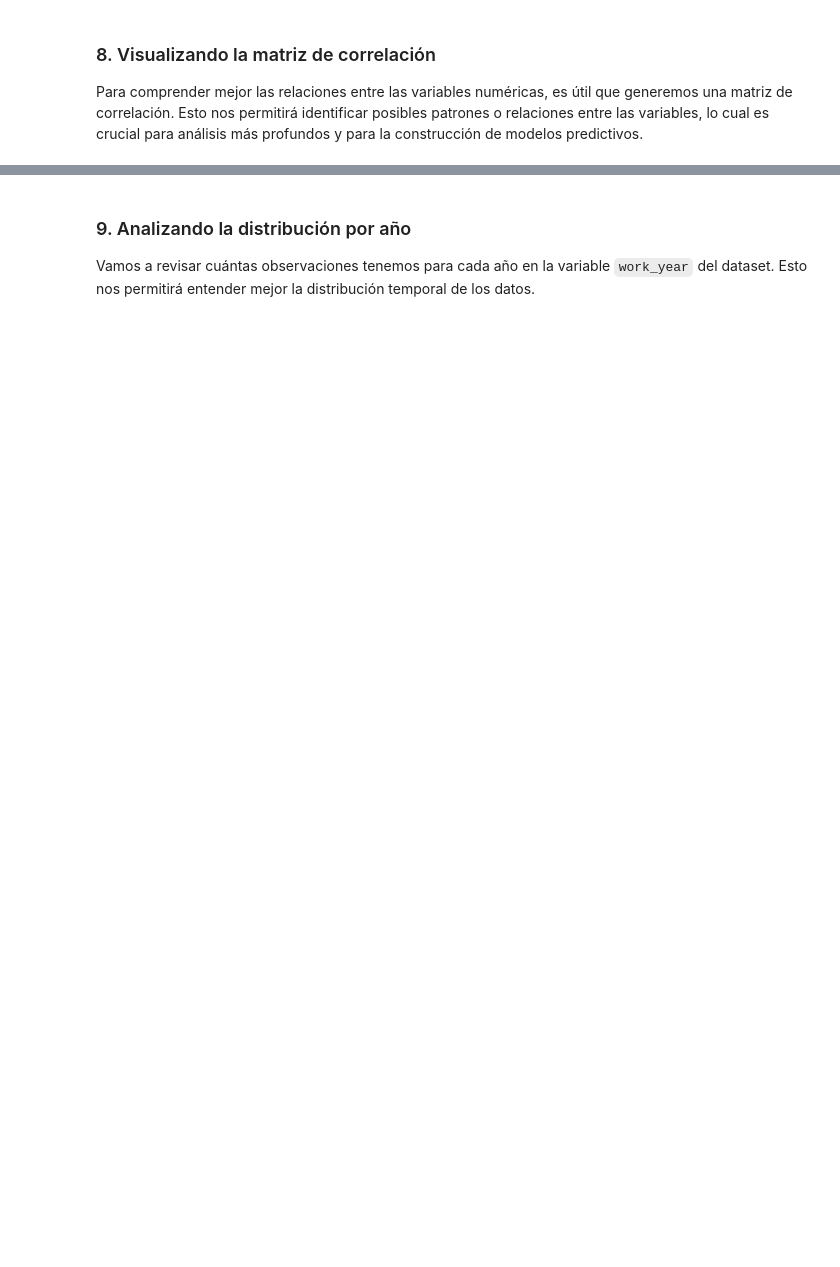
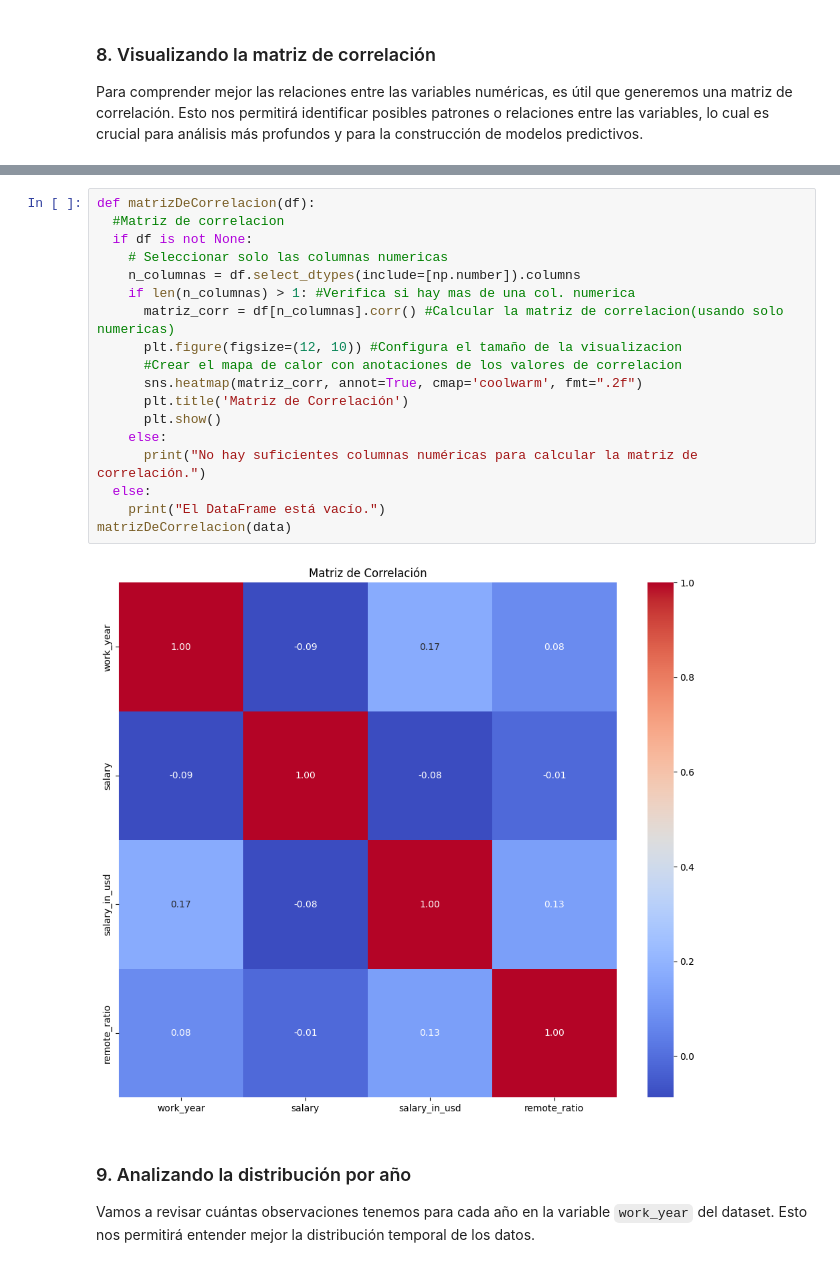
Before and after one commit to VictoriaEFernandez/proyecto-Final-CursoPy, a Jupyter notebook: Proyecto_Integrador_Nº3_Victoria_Fernandez.ipynb, the cells around one changed output, grey strips where cells are left out. Drawn from its saved outputs; the diff is of its cells as text; blank space fills up the shorter version.

```diff
--- a/Proyecto_Integrador_Nº3_Victoria_Fernandez.ipynb
+++ b/Proyecto_Integrador_Nº3_Victoria_Fernandez.ipynb
@@ -147,3 +317,23 @@ Para comprender mejor las relaciones entre las variables numéricas, es útil qu
+# %%
+def matrizDeCorrelacion(df):
+  #Matriz de correlacion
+  if df is not None:
+    # Seleccionar solo las columnas numericas
+    n_columnas = df.select_dtypes(include=[np.number]).columns
+    if len(n_columnas) > 1: #Verifica si hay mas de una col. numerica
+      matriz_corr = df[n_columnas].corr() #Calcular la matriz de correlacion(usando solo numericas)
+      plt.figure(figsize=(12, 10)) #Configura el tamaño de la visualizacion
+      #Crear el mapa de calor con anotaciones de los valores de correlacion
+      sns.heatmap(matriz_corr, annot=True, cmap='coolwarm', fmt=".2f")
+      plt.title('Matriz de Correlación')
+      plt.show()
+    else:
+      print("No hay suficientes columnas numéricas para calcular la matriz de correlación.")
+  else:
+    print("El DataFrame está vacío.")
+matrizDeCorrelacion(data)
+# %% [output]
+[figure, added]
 # %% [markdown]
 ### 9. Analizando la distribución por año
 
```
Also changed, not shown: parts of 17 cells of this notebook.
